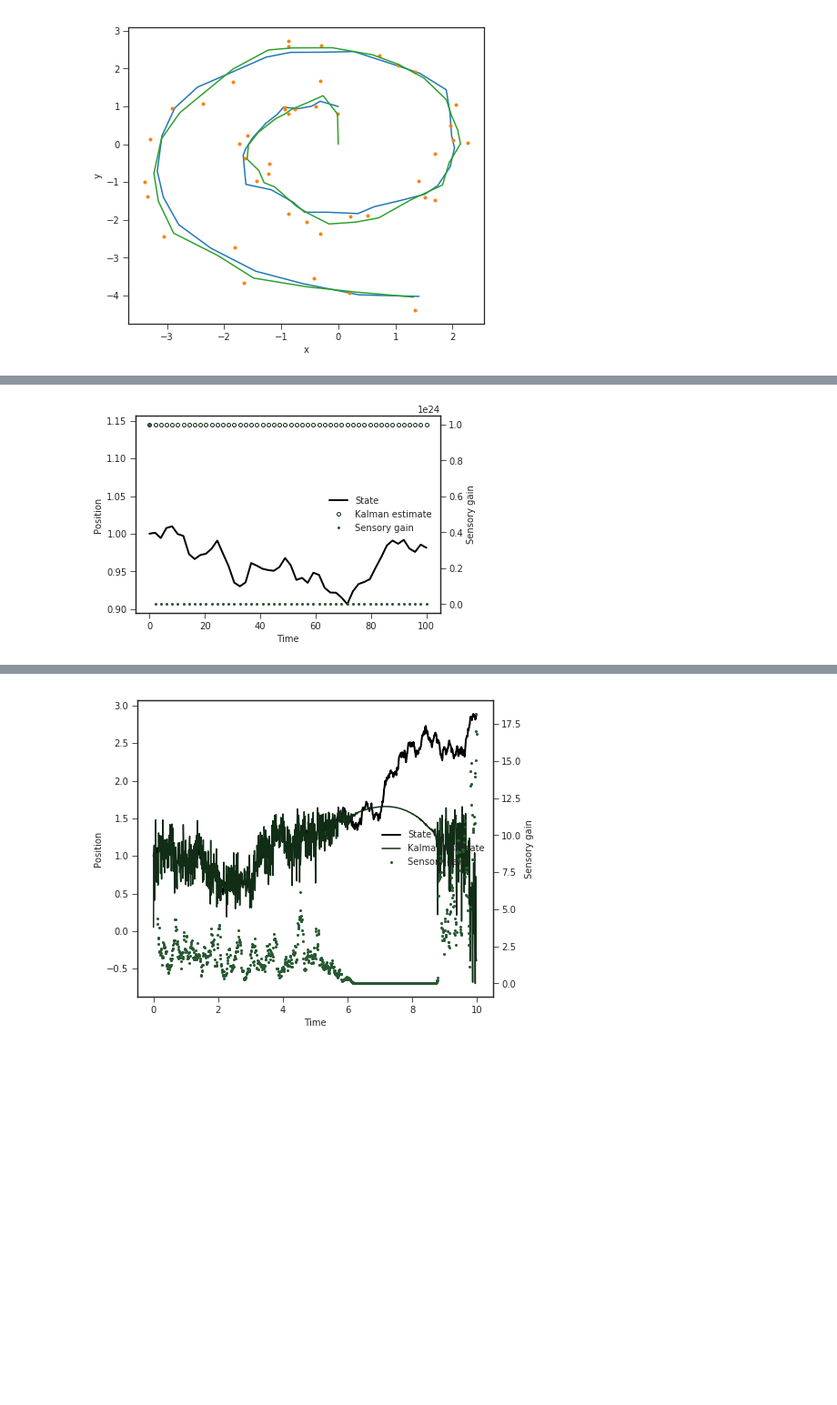
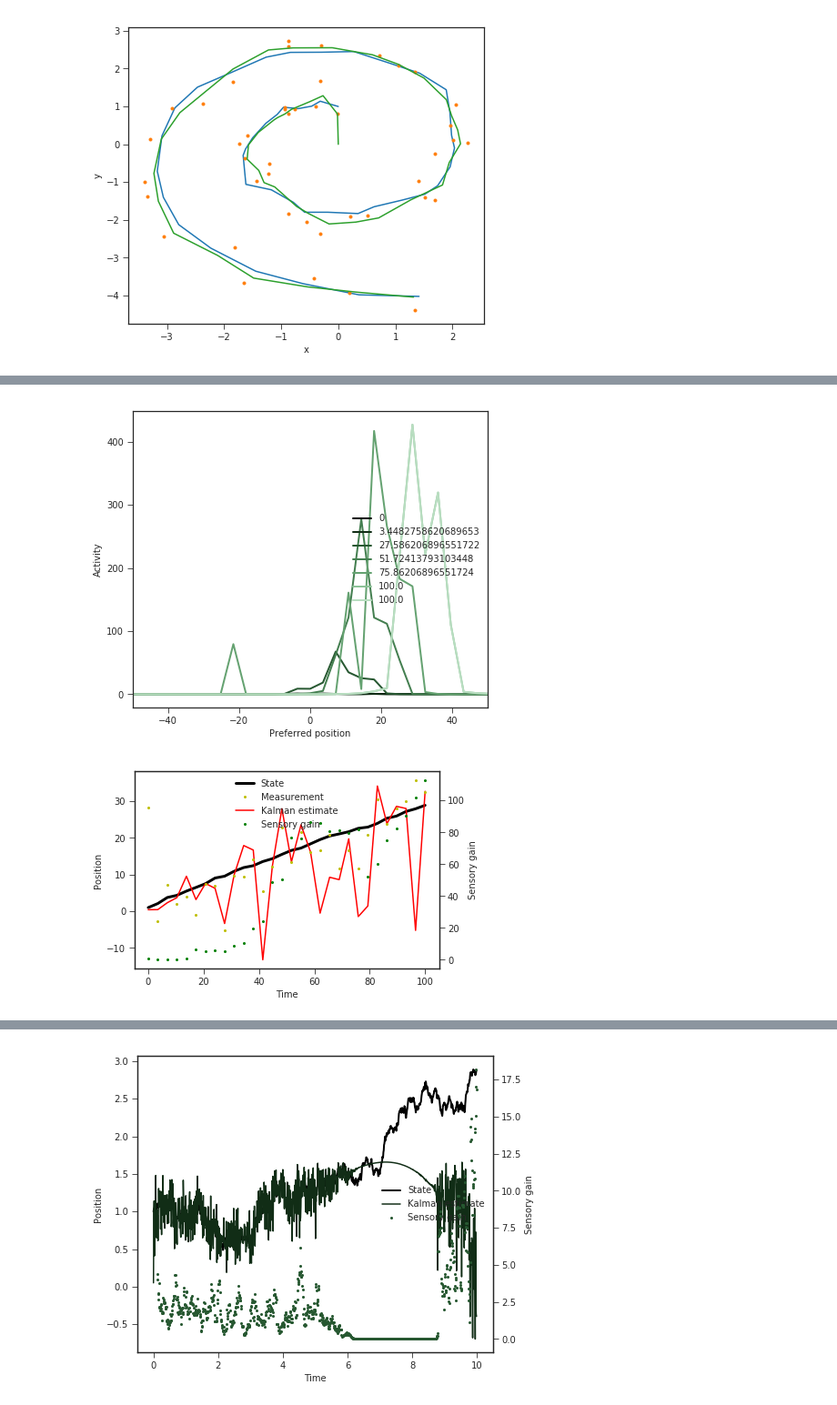
Before and after one commit to mlprt/neurkal, a Jupyter notebook: 1d_tracking.ipynb, the cells around one changed output, grey strips where cells are left out. Shown at 91% size. Cells and saved outputs as stored; diff of their text form; code cells hidden in the pictures; blank space fills up the shorter version.

```diff
--- a/1d_tracking.ipynb
+++ b/1d_tracking.ipynb
@@ -306,13 +306,17 @@ Z = [[0.00005]]  # motor noise variance
 c = np.array([[1]])
 # %%
 # simulation parameters
-p = 50  # units in input networks
+p = 100  # units in input networks
 th_r = [-180, 180]
-d_th = [1, 1.5]
-steps = int(np.diff(d_th) / B[0][0])  # number of timesteps
-#steps = 50
+d_th = [1, 10]
+#steps = int(np.diff(d_th) / B[0][0])  # number of timesteps
+steps = 30
 t_f = 100
 ts = np.linspace(0, t_f, steps)
+# %%
+K_w = 100
+mu = 0.001
+eta = 0.01
 # %%
 def input_act(x, x_i):
     return 3 * (np.exp(100 * (np.cos(np.deg2rad(x - x_i)) - 1)) + 0.01)
@@ -326,7 +330,8 @@ sensory_input = neurkal.PopCode(p, space=th_r, act_func=input_act,
                                 dist=np.random.poisson)
 # motor_input = popcode.PopCode(p, act_func=input_act, dist=lambda x: x)
 kalman_network = neurkal.KalmanBasisNetwork(sensory_inputs=[sensory_input], sigma=[1],
-                                            motor_inputs=[], M=M, B=-np.array(B))
+                                            motor_inputs=[], M=M, B=-np.array(B),
+                                            mu=mu, eta=eta, K_w=K_w)
 
 inputs = []
 activities = []
@@ -363,7 +368,7 @@ for i in np.linspace(1, len(ts) - 1, plots).tolist():
     ps.append(ax1.plot(prefs, activities[int(i)], '-', color=next(palette), lw=2,
                        label=str(ts[int(i)]))[0])
 ps.append(ax1.plot(prefs, activities[-1], '-', color=next(palette), lw=2, label=str(ts[-1]))[0])
-
+ax1.set_xlim([-50, 50])
 labels = [p.get_label() for p in ps]
 ax1.legend(ps, labels, loc=7)
 plt.show()
@@ -409,44 +411,74 @@ array([0.00984498, 0.00599769, 0.00599769, 0.00599769, 0.00599769,
 # %%
-## Kalman network test: initial state only
+## Kalman network test: state estimates at each timestep
 # initial state
 state = neurkal.StateDynamics(M, B, Z, x0=d_th[0])
 
 # network initialization
 sensory_input = neurkal.PopCode(p, space=th_r, act_func=input_act,
                                 dist=np.random.poisson)
 # motor_input = popcode.PopCode(p, act_func=input_act, dist=lambda x: x)
-kalman_network = neurkal.KalmanBasisNetwork(sensory_inputs=[sensory_input], sigma=[1e12],
-                                            motor_inputs=[], M=M, B=-np.array(B))
+kalman_network = neurkal.KalmanBasisNetwork(sensory_inputs=[sensory_input], sigma=[1],
+                                            motor_inputs=[], M=M, B=-np.array(B),
+                                            mu=mu, eta=eta, K_w=K_w)
 
 states = []
+activities = []
 estimates = []
+meas = []
 gains = []
 
-sensory_input(d_th[0], certain=True)
+sensory_input(0.0)  # prior
 for i, t in enumerate(ts):
     states.append(state.x[0])
+    activities.append(np.copy(kalman_network.activity))
+    network_estimate = kalman_network.readout()
+    estimates.append(network_estimate)
+    gains.append(kalman_network.lam[0])
+    meas.append(sensory_input.readout())
     # update activity in basis network implementing Kalman filter
+    #sigma = np.var(estimates[-10:]) if i > 10 else 1e12
     kalman_network.update()
-    gains.append(kalman_network.lam[0])
-    estimates.append(kalman_network.estimate)
+
     # update real state (+ control noise)
     state.update(c)
-    if not t:
-        sensory_input.clear()
+    sensory_input(state.x[0])
 
+
+prefs = kalman_network.prefs
+
+# plot of network activity over time
+palette = set_palette()
+fig, ax1 = plt.subplots(figsize=(7, 6))
+ax1.set_xlabel("Preferred position")
+ax1.set_ylabel("Activity")
+plots = 5
+ps = []
+ps.append(ax1.plot(prefs, activities[0], '-', color=next(palette), lw=2, label="0")[0])
+for i in np.linspace(1, len(ts) - 1, plots).tolist():
+    ps.append(ax1.plot(prefs, activities[int(i)], '-', color=next(palette), lw=2,
+                       label=str(ts[int(i)]))[0])
+ps.append(ax1.plot(prefs, activities[-1], '-', color=next(palette), lw=2, label=str(ts[-1]))[0])
+ax1.set_xlim([-50, 50])
+labels = [p.get_label() for p in ps]
+ax1.legend(ps, labels, loc=7)
+plt.show()
+
+# plot of estimates and sensory gains over time
 palette = set_palette()
 fig, ax1 = plt.subplots()#figsize=(7, 6))
 ax1.set_xlabel("Time")
 ax1.set_ylabel("Position")
-p1, = ax1.plot(ts, states, '-', color=next(palette), label="State", lw=2)
-p2, = ax1.plot(ts, estimates, '.', color=next(palette), label="Kalman estimate", markerfacecolor='none', ms=8)
+p1, = ax1.plot(ts, states, '-', color='k', label="State", lw=3)
+p2, = ax1.plot(ts, estimates, '-', color='r', label="Kalman estimate", markerfacecolor='none', ms=8)
+p4, = ax1.plot(ts, meas, '.', color='y', label="Measurement", ms=4)
 ax2 = ax1.twinx()
 ax2.set_ylabel("Sensory gain")
-p3, = ax2.plot(ts, gains, '.', color=next(palette), label="Sensory gain", ms=4)
+p3, = ax2.plot(ts, gains, '.', color='g', label="Sensory gain", ms=4)
 
-ps = [p1, p2, p3]
+ps = [p1, p4, p2, p3]
 labels = [p.get_label() for p in ps]
-ax1.legend(ps, labels, loc=7)
+ax1.legend(ps, labels, loc=9)
 plt.show()
 # %% [output]
-[figure, old version]
+[figure, new version]
+[figure, added]
```
Also changed, not shown: parts of 5 cells of this notebook, 2 other files.
